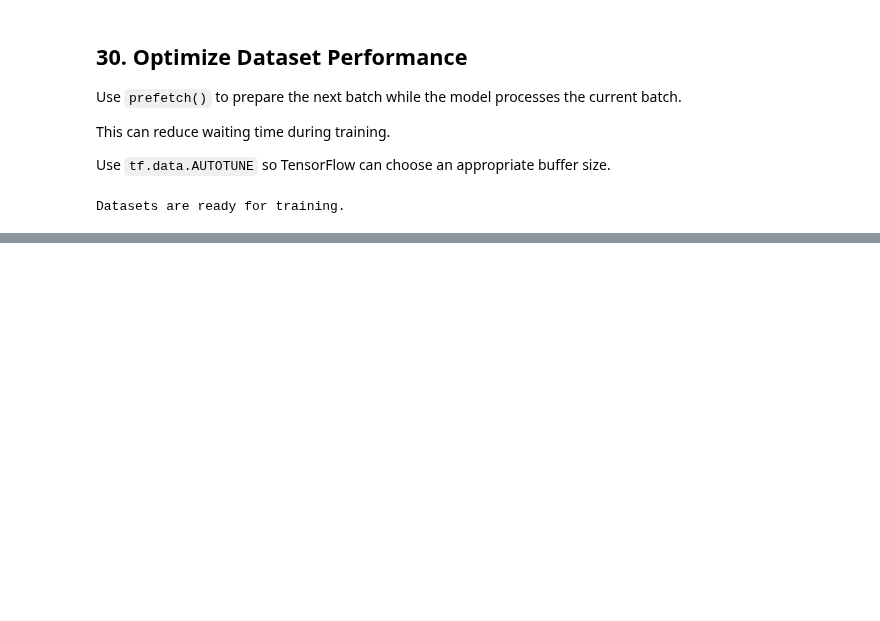
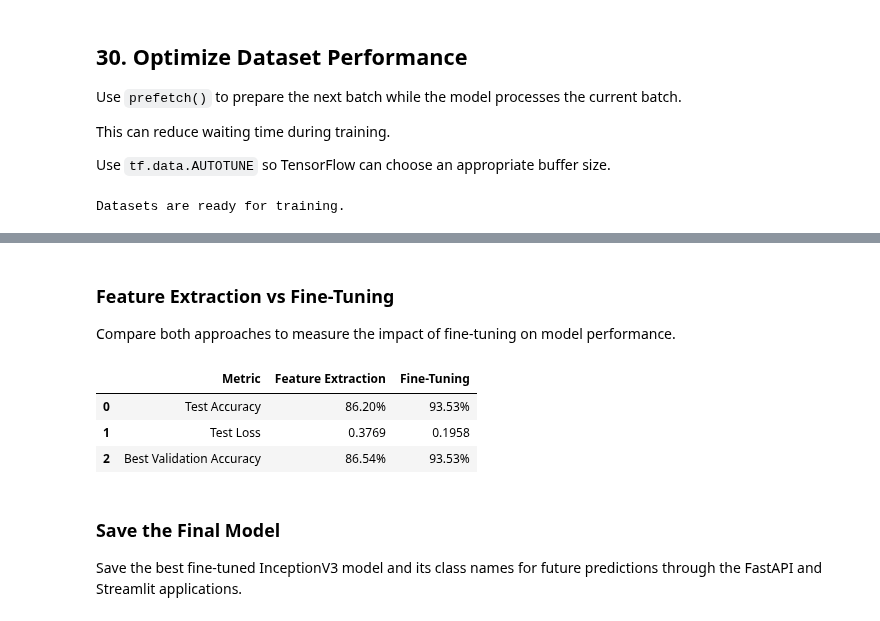
Before and after one commit to lahcen404/BrainScanAI-v2, a Jupyter notebook: notebooks/02_classification_eda.ipynb, the cells around one changed output, grey strips where cells are left out. Saved outputs shown, nothing was run; the diff lists cells and outputs as text; code cells hidden in the pictures; blank space fills up the shorter version.

```diff
--- a/notebooks/02_classification_eda.ipynb
+++ b/notebooks/02_classification_eda.ipynb
@@ -1366,0 +1723,23 @@ Datasets are ready for training.
+# %% [markdown]
+### Feature Extraction vs Fine-Tuning
+
+Compare both approaches to measure the impact of fine-tuning on model performance.
+# %%
+import pandas as pd
+
+comparison = pd.DataFrame({
+    "Metric": ["Test Accuracy", "Test Loss", "Best Validation Accuracy"],
+    "Feature Extraction": ["86.20%", "0.3769", "86.54%"],
+    "Fine-Tuning": ["93.53%", "0.1958", "93.53%"]
+})
+
+display(comparison)
+# %% [output]
+|  | Metric | Feature Extraction | Fine-Tuning |
+| 0 | Test Accuracy | 86.20% | 93.53% |
+| 1 | Test Loss | 0.3769 | 0.1958 |
+| 2 | Best Validation Accuracy | 86.54% | 93.53% |
+# %% [markdown]
+### Save the Final Model
+
+Save the best fine-tuned InceptionV3 model and its class names for future predictions through the FastAPI and Streamlit applications.
```
Also changed, not shown: parts of 40 cells of this notebook, 1 other file.
